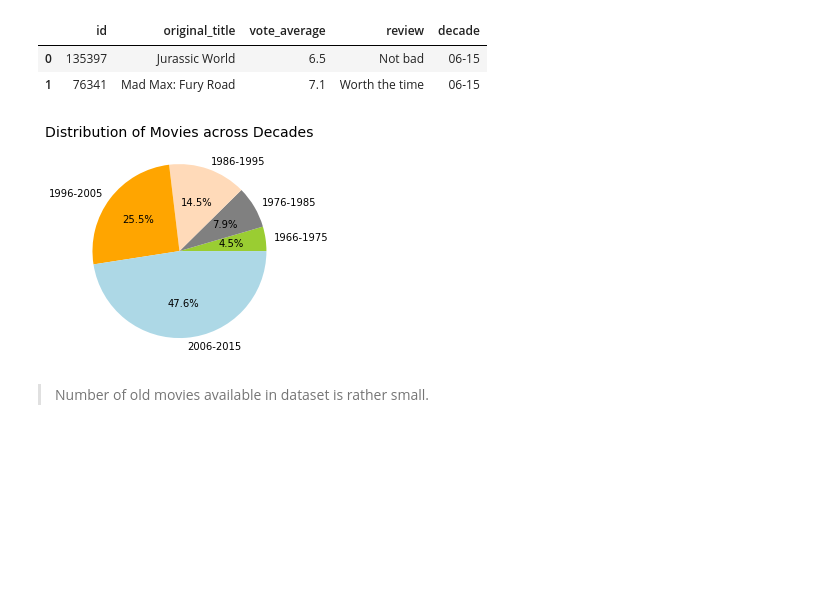
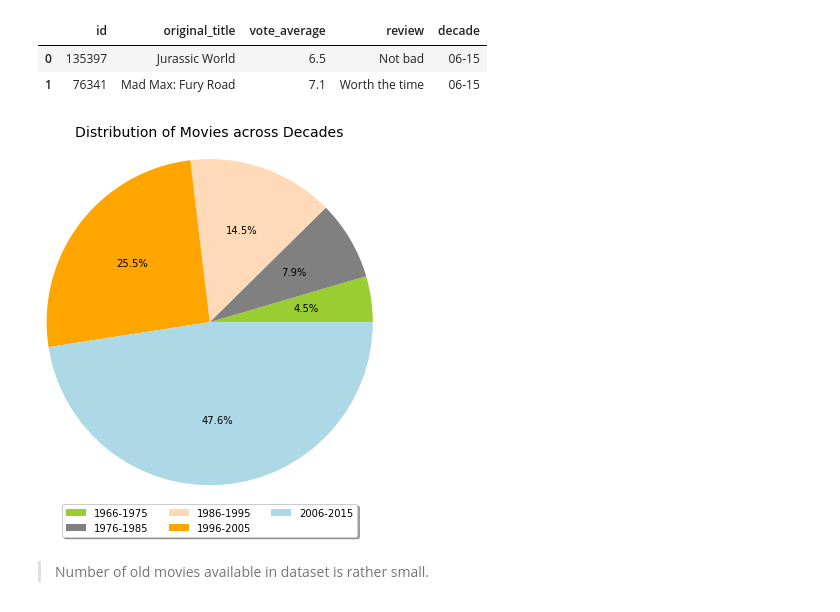
Before and after one commit to aZade-Dehghanpour/investigate_imdb_dataset, a Jupyter notebook: Codes/Notebook/Analysis of Imdb Movie Data.ipynb, the cells around one changed output. Saved outputs shown, nothing was run; the diff lists cells and outputs as text; code cells hidden in the pictures; blank space fills up the shorter version.

```diff
--- a/Codes/Notebook/Analysis of Imdb Movie Data.ipynb
+++ b/Codes/Notebook/Analysis of Imdb Movie Data.ipynb
@@ -546,12 +548,14 @@ df_review_per_decade.head(2)
 | 0 | 135397 | Jurassic World | 6.5 | Not bad | 06-15 |
 | 1 | 76341 | Mad Max: Fury Road | 7.1 | Worth the time | 06-15 |
 # %%
+fig5,ax5 = plt.subplots(figsize = (15,5))
 decades_share_in_dataset = df_release_year.groupby('decade').id.count()
 label_list = ['1966-1975','1976-1985','1986-1995','1996-2005','2006-2015']
-plt.pie(decades_share_in_dataset,colors = ['yellowgreen','gray','peachpuff','orange','lightblue'],labels = label_list, autopct ='%1.1f%%');
-plt.title('Distribution of Movies across Decades',size = 14);
+ax5.pie(decades_share_in_dataset,colors = ['yellowgreen','gray','peachpuff','orange','lightblue'],radius =1.5,autopct ='%1.1f%%');
+ax5.set_title('Distribution of Movies across Decades',size = 14, pad = 50)
+plt.legend(labels = label_list,loc='upper center', bbox_to_anchor=(0.5, -0.15), fancybox=True, shadow=True,ncol=3);
 # %% [output]
-[figure, old version]
+[figure, new version]
 # %% [markdown]
 >Number of old movies available in dataset is rather small.
 # %% [markdown]
```
Also changed, not shown: parts of 20 cells of this notebook.
